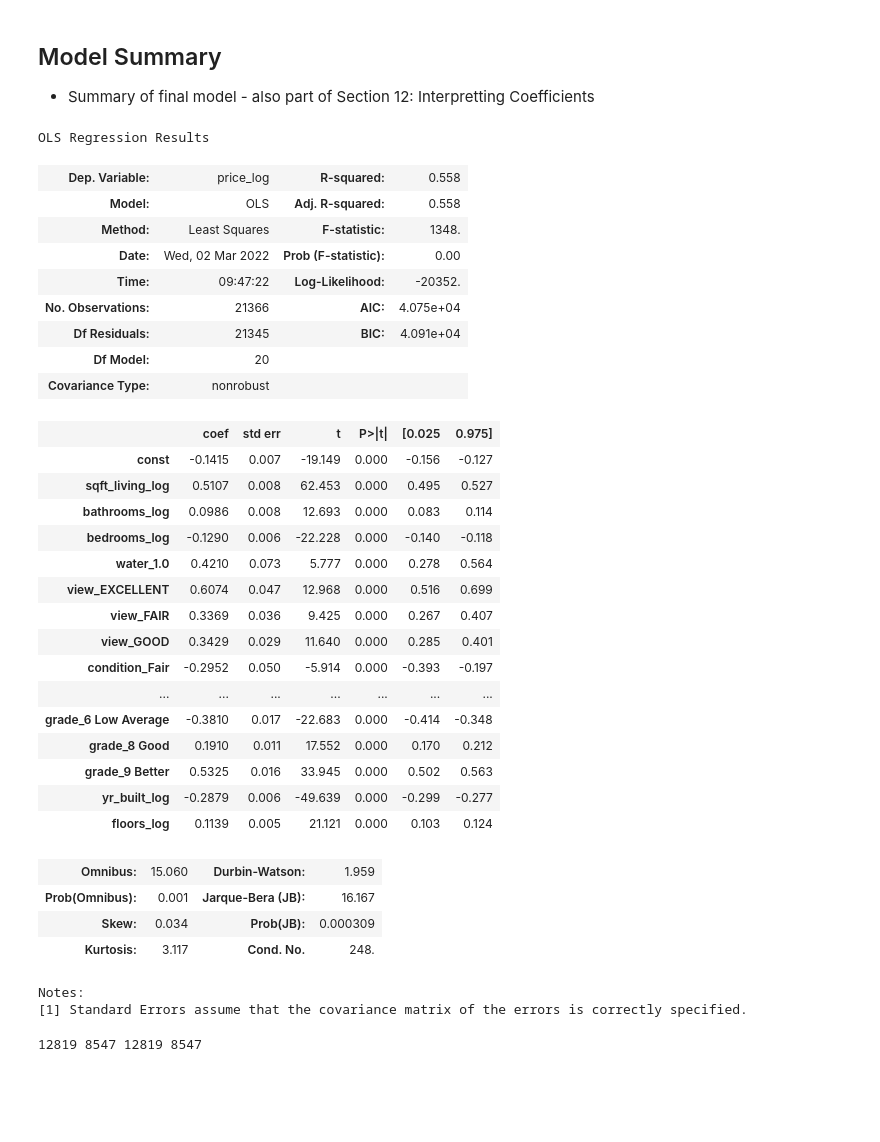
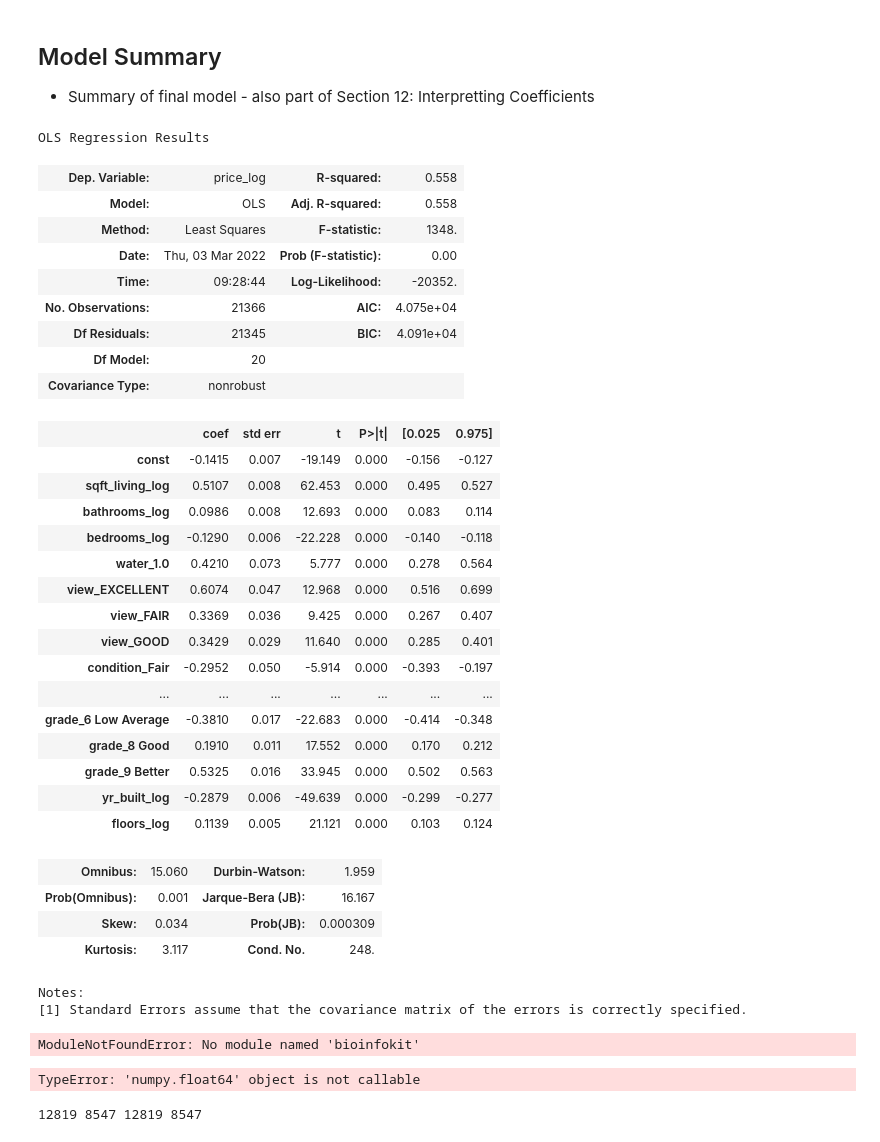
Before and after one commit to jpetoskey/Renovate_to_increase_SalePrice, a Jupyter notebook: Return on Renovation.ipynb, the cells around one changed output. Saved outputs shown, nothing was run; the diff lists cells and outputs as text; code cells hidden in the pictures; blank space fills up the shorter version.

```diff
--- a/Return on Renovation.ipynb
+++ b/Return on Renovation.ipynb
@@ -2176,17 +2169,17 @@ Name: price_log, dtype: float64
 # %%
 X_final
 y_final
 
 X_int = sm.add_constant(X_final)
-model = sm.OLS(y_final,X_int).fit()
+model_final = sm.OLS(y_final,X_int).fit()
 model.summary()
 # %% [output]
 OLS Regression Results
 | Dep. Variable: | price_log | R-squared: | 0.558 |
 | Model: | OLS | Adj. R-squared: | 0.558 |
 | Method: | Least Squares | F-statistic: | 1348. |
-| Date: | Wed, 02 Mar 2022 | Prob (F-statistic): | 0.00 |
-| Time: | 09:47:22 | Log-Likelihood: | -20352. |
+| Date: | Thu, 03 Mar 2022 | Prob (F-statistic): | 0.00 |
+| Time: | 09:28:44 | Log-Likelihood: | -20352. |
 | No. Observations: | 21366 | AIC: | 4.075e+04 |
 | Df Residuals: | 21345 | BIC: | 4.091e+04 |
 | Df Model: | 20 |  |  |
@@ -2213,6 +2206,29 @@ OLS Regression Results
 | Kurtosis: | 3.117 | Cond. No. | 248. |
 Notes:
 [1] Standard Errors assume that the covariance matrix of the errors is correctly specified.
+# %%
+from bioinfokit.analys import get_data, stat
+
+res= stat()
+res.reg_metric(y=np.array(y_final), yhat=np.array(reg.predict(X_int)), resid=np.array(reg.resid))
+res.reg_metric_df
+# %% [output]
+ModuleNotFoundError: No module named 'bioinfokit'
+# %%
+# fit model which I have already done
+X_sqft = final_model['sqft_living_log']
+y_sqft = final_model['price_log']
+
+# Note the difference in argument order
+model = sm.OLS(y_sqft, X_sqft).fit()
+
+# now generate predictions
+ypred = model.predict(X_sqft)
+
+# calc rmse
+rmse = rmse(y_sqft, ypred, axis=0)
+# %% [output]
+TypeError: 'numpy.float64' object is not callable
 # %%
 X_final = final_model.drop('price_log', axis=1)
 y_final = final_model['price_log']
```
Also changed, not shown: parts of 40 cells of this notebook, 2 other files.
